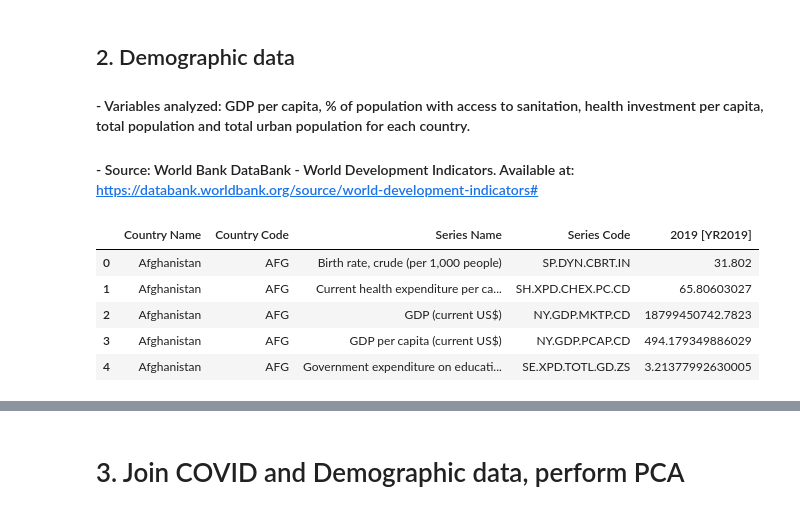
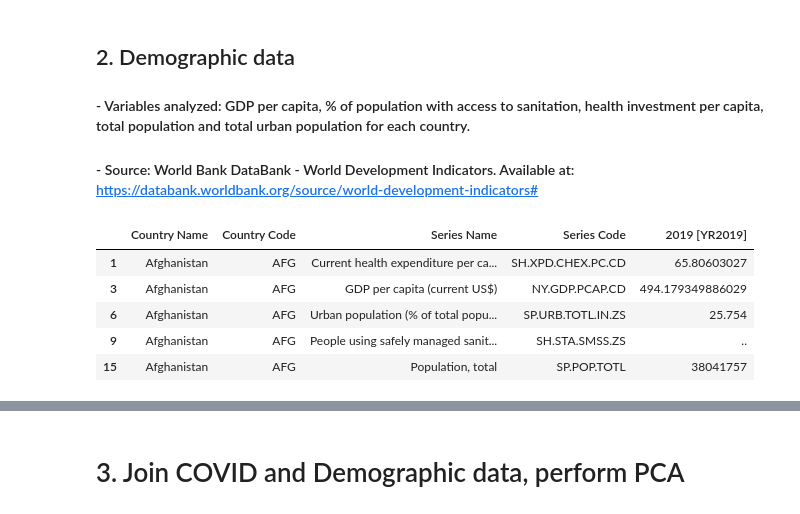
Before and after one commit to leonardotessarolo/pca-ica, a Jupyter notebook: 2-pca_covid_demographic.ipynb, the cells around one changed output, grey strips where cells are left out. Drawn from its saved outputs; the diff is of its cells as text; code cells hidden in the pictures.

```diff
--- a/2-pca_covid_demographic.ipynb
+++ b/2-pca_covid_demographic.ipynb
@@ -63,16 +68,29 @@ covid_df.head()
 #### - Variables analyzed: GDP per capita, % of population with access to sanitation, health investment per capita, total population and total urban population for each country.
 
 #### - Source: World Bank DataBank - World Development Indicators. Available at: https://databank.worldbank.org/source/world-development-indicators#
-# %%
-demog_df = pd.read_csv(DEMOG_INPUT)
-demog_df.head()
-# %% [output]
-|  | Country Name | Country Code | Series Name | Series Code | 2019 [YR2019] |
-| 0 | Afghanistan | AFG | Birth rate, crude (per 1,000 people) | SP.DYN.CBRT.IN | 31.802 |
-| 1 | Afghanistan | AFG | Current health expenditure per ca... | SH.XPD.CHEX.PC.CD | 65.80603027 |
-| 2 | Afghanistan | AFG | GDP (current US$) | NY.GDP.MKTP.CD | 18799450742.7823 |
-| 3 | Afghanistan | AFG | GDP per capita (current US$) | NY.GDP.PCAP.CD | 494.179349886029 |
-| 4 | Afghanistan | AFG | Government expenditure on educati... | SE.XPD.TOTL.GD.ZS | 3.21377992630005 |
+# %%
+DEMOG_INPUT = './input_data/2-pca_covid_demographic/worldbank_demographic_data.csv'
+KEPT_DEMOG_VARS = [
+    'NY.GDP.PCAP.CD',
+    'SH.STA.SMSS.ZS',
+    'SH.XPD.CHEX.PC.CD',
+    'SP.POP.TOTL',
+    'SP.URB.TOTL.IN.ZS'
+]
+
+# Read and filter demographic data
+demog_df = pd.read_csv(DEMOG_INPUT)
+demog_df = demog_df[
+    demog_df['Series Code'].isin(KEPT_DEMOG_VARS)
+]
+demog_df.head()
+# %% [output]
+|  | Country Name | Country Code | Series Name | Series Code | 2019 [YR2019] |
+| 1 | Afghanistan | AFG | Current health expenditure per ca... | SH.XPD.CHEX.PC.CD | 65.80603027 |
+| 3 | Afghanistan | AFG | GDP per capita (current US$) | NY.GDP.PCAP.CD | 494.179349886029 |
+| 6 | Afghanistan | AFG | Urban population (% of total popu... | SP.URB.TOTL.IN.ZS | 25.754 |
+| 9 | Afghanistan | AFG | People using safely managed sanit... | SH.STA.SMSS.ZS | .. |
+| 15 | Afghanistan | AFG | Population, total | SP.POP.TOTL | 38041757 |
 # %%
 ############################################################
 # MAPPINGS FROM SERIES CODE TO SERIES NAME, DICT AND TABLE #
```
Also changed, not shown: parts of 20 cells of this notebook, 1 other file.
